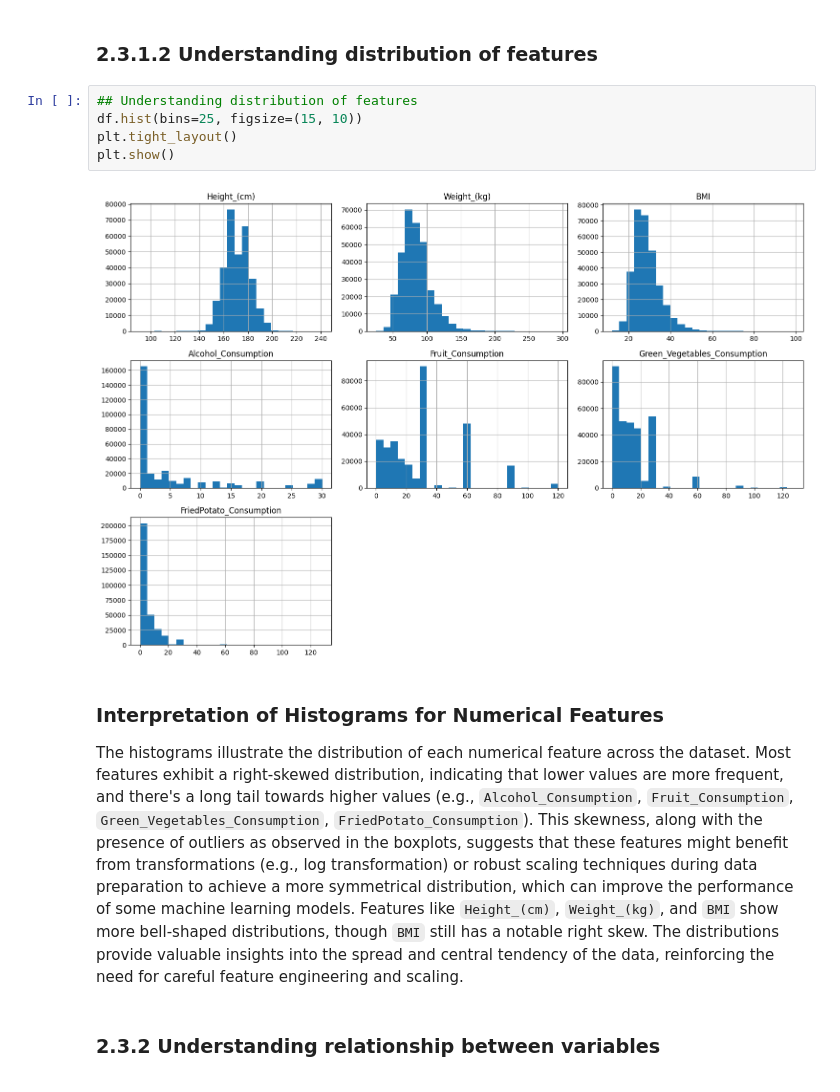
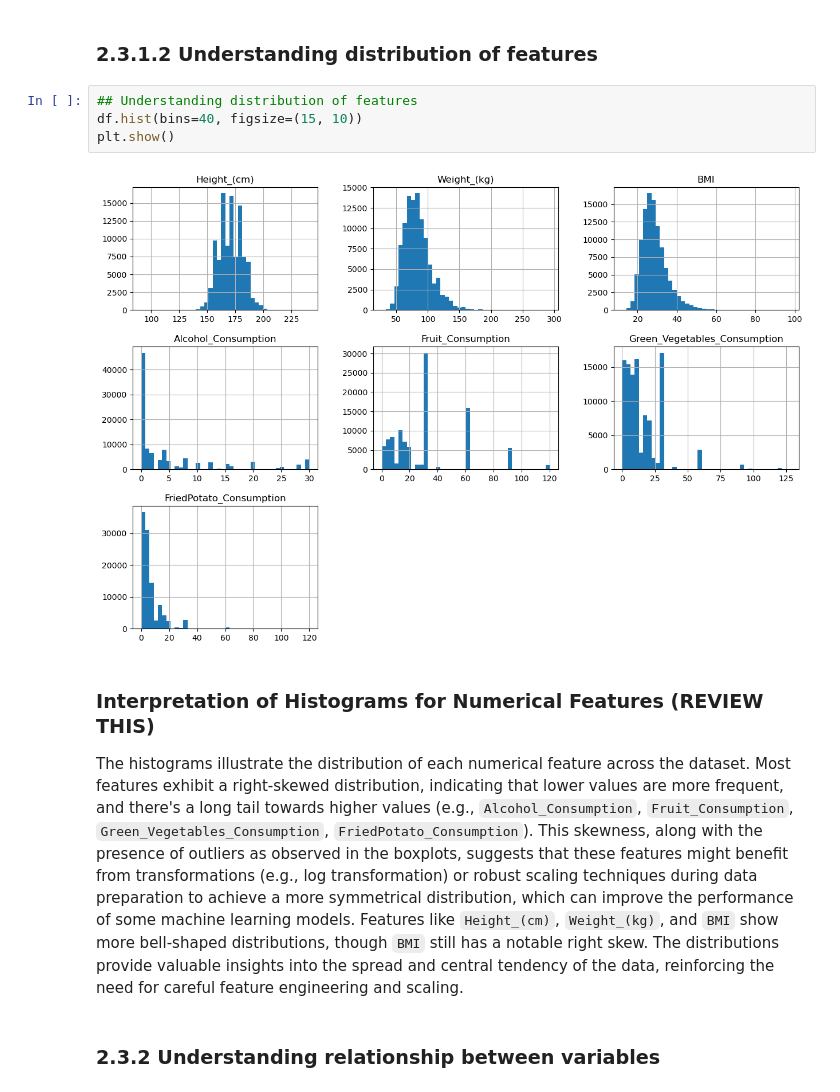
Before and after one commit to Jared-Tenebris/mldp-jared, a Jupyter notebook: cardiovascular_health.ipynb, the cells around one changed output. Drawn from its saved outputs; the diff is of its cells as text.

```diff
--- a/cardiovascular_health.ipynb
+++ b/cardiovascular_health.ipynb
@@ -165,13 +183,12 @@ This plot clearly shows a significant class imbalance in the target variable, `H
 ### 2.3.1.2 Understanding distribution of features
 # %%
 ## Understanding distribution of features
-df.hist(bins=25, figsize=(15, 10))
-plt.tight_layout()
+df.hist(bins=40, figsize=(15, 10))
 plt.show()
 # %% [output]
-[figure, old version]
+[figure, new version]
 # %% [markdown]
-### Interpretation of Histograms for Numerical Features
+### Interpretation of Histograms for Numerical Features (REVIEW THIS)
 
 The histograms illustrate the distribution of each numerical feature across the dataset. Most features exhibit a right-skewed distribution, indicating that lower values are more frequent, and there's a long tail towards higher values (e.g., `Alcohol_Consumption`, `Fruit_Consumption`, `Green_Vegetables_Consumption`, `FriedPotato_Consumption`). This skewness, along with the presence of outliers as observed in the boxplots, suggests that these features might benefit from transformations (e.g., log transformation) or robust scaling techniques during data preparation to achieve a more symmetrical distribution, which can improve the performance of some machine learning models. Features like `Height_(cm)`, `Weight_(kg)`, and `BMI` show more bell-shaped distributions, though `BMI` still has a notable right skew. The distributions provide valuable insights into the spread and central tendency of the data, reinforcing the need for careful feature engineering and scaling.
 # %% [markdown]
```
Also changed, not shown: parts of 12 cells of this notebook, 1 other file.
